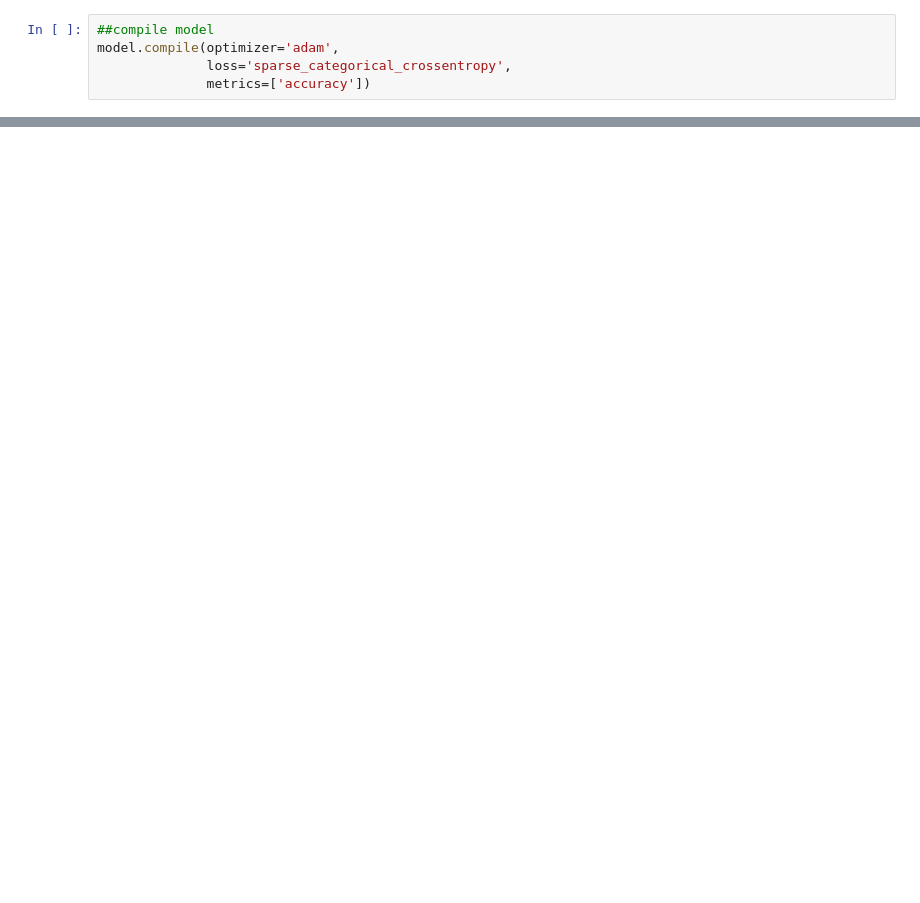
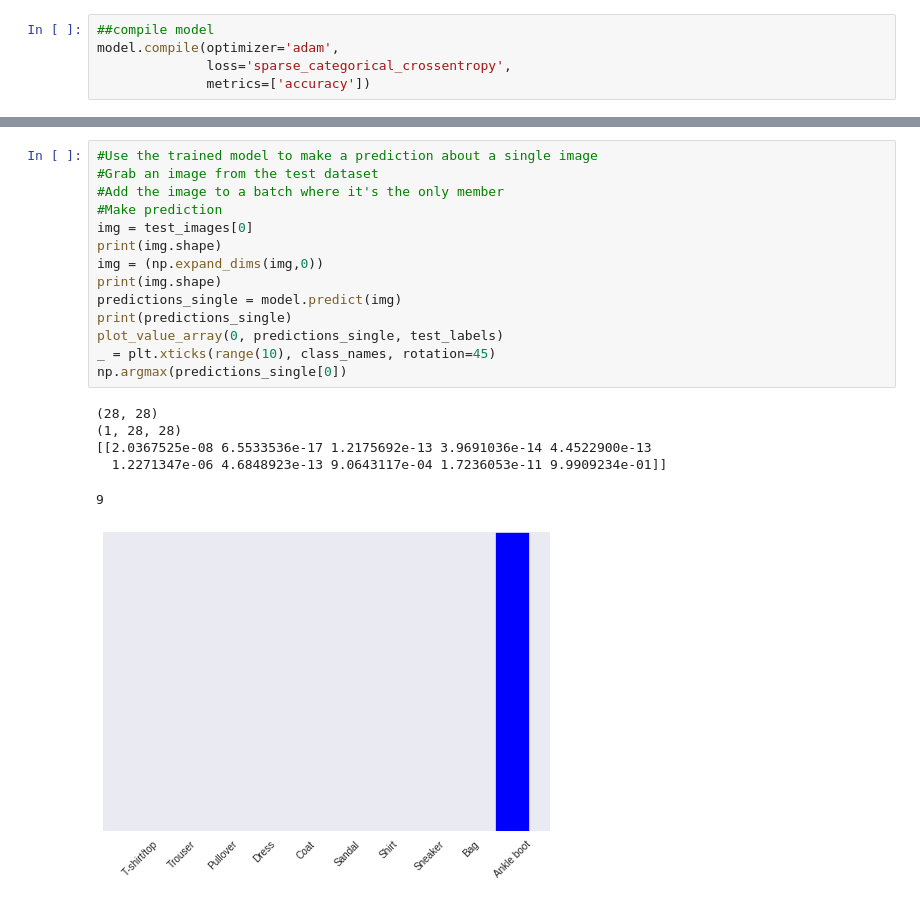
Before and after one commit to jaymahapatra/IST-719-Week-9-Machine-Learning-II, a Jupyter notebook: Lab_9_Keras.ipynb, the cells around one changed output, grey strips where cells are left out. Saved outputs shown, nothing was run; the diff lists cells and outputs as text; blank space fills up the shorter version.

```diff
--- a/Lab_9_Keras.ipynb
+++ b/Lab_9_Keras.ipynb
@@ -107,0 +196,21 @@ Epoch 10/10
+# %%
+#Use the trained model to make a prediction about a single image
+#Grab an image from the test dataset
+#Add the image to a batch where it's the only member
+#Make prediction
+img = test_images[0]
+print(img.shape)
+img = (np.expand_dims(img,0))
+print(img.shape)
+predictions_single = model.predict(img)
+print(predictions_single)
+plot_value_array(0, predictions_single, test_labels)
+_ = plt.xticks(range(10), class_names, rotation=45)
+np.argmax(predictions_single[0])
+# %% [output]
+(28, 28)
+(1, 28, 28)
+[[2.0367525e-08 6.5533536e-17 1.2175692e-13 3.9691036e-14 4.4522900e-13
+  1.2271347e-06 4.6848923e-13 9.0643117e-04 1.7236053e-11 9.9909234e-01]]
+9
+[figure, added]
```
Also changed, not shown: parts of 8 cells of this notebook.
